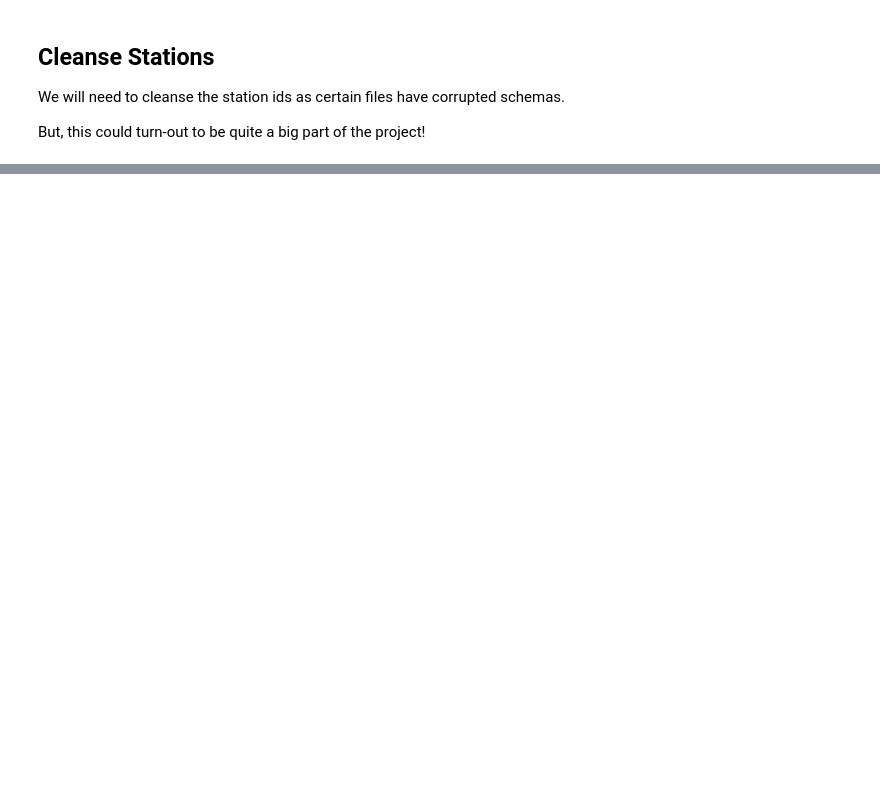
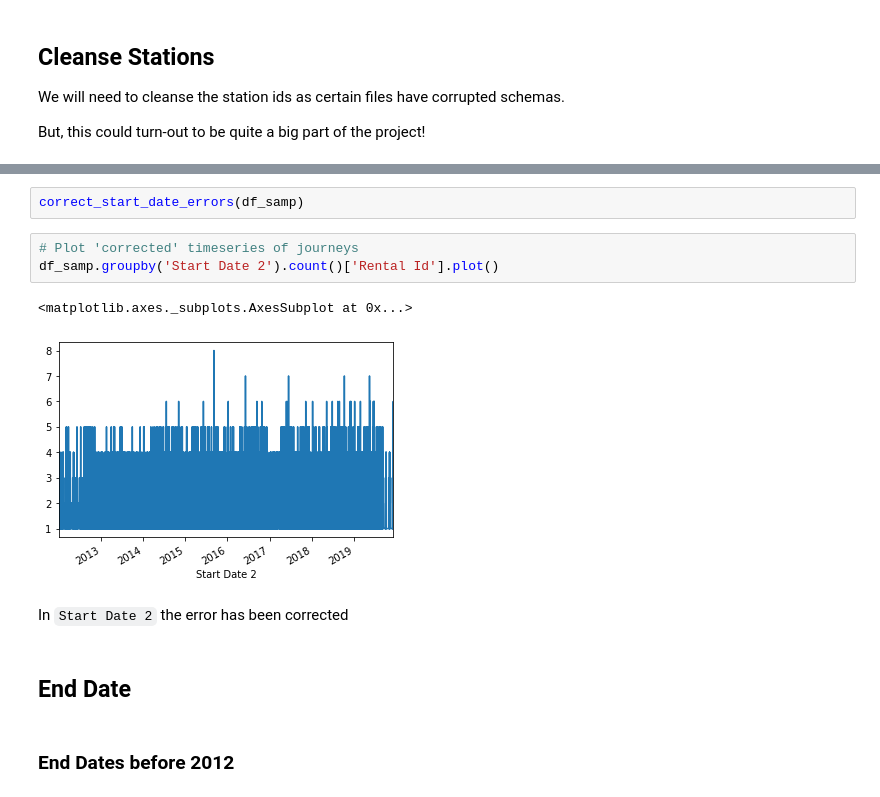
Before and after one commit to Peppers16/tfl_bike_project, a Jupyter notebook: cycleJourneys/journeys_initial_exploration.ipynb, the cells around one changed output, grey strips where cells are left out. Saved outputs shown, nothing was run; the diff lists cells and outputs as text; blank space fills up the shorter version.

```diff
--- a/cycleJourneys/journeys_initial_exploration.ipynb
+++ b/cycleJourneys/journeys_initial_exploration.ipynb
@@ -59,0 +84,14 @@ ModuleNotFoundError: No module named 'matplotlib'
+# %%
+correct_start_date_errors(df_samp)
+# %%
+# Plot 'corrected' timeseries of journeys
+df_samp.groupby('Start Date 2').count()['Rental Id'].plot()
+# %% [output]
+<matplotlib.axes._subplots.AxesSubplot at 0x...>
+[figure, added]
+# %% [markdown]
+In `Start Date 2` the error has been corrected
+# %% [markdown]
+## End Date
+# %% [markdown]
+### End Dates before 2012
```
Also changed, not shown: parts of 34 cells of this notebook, 2 other files.
